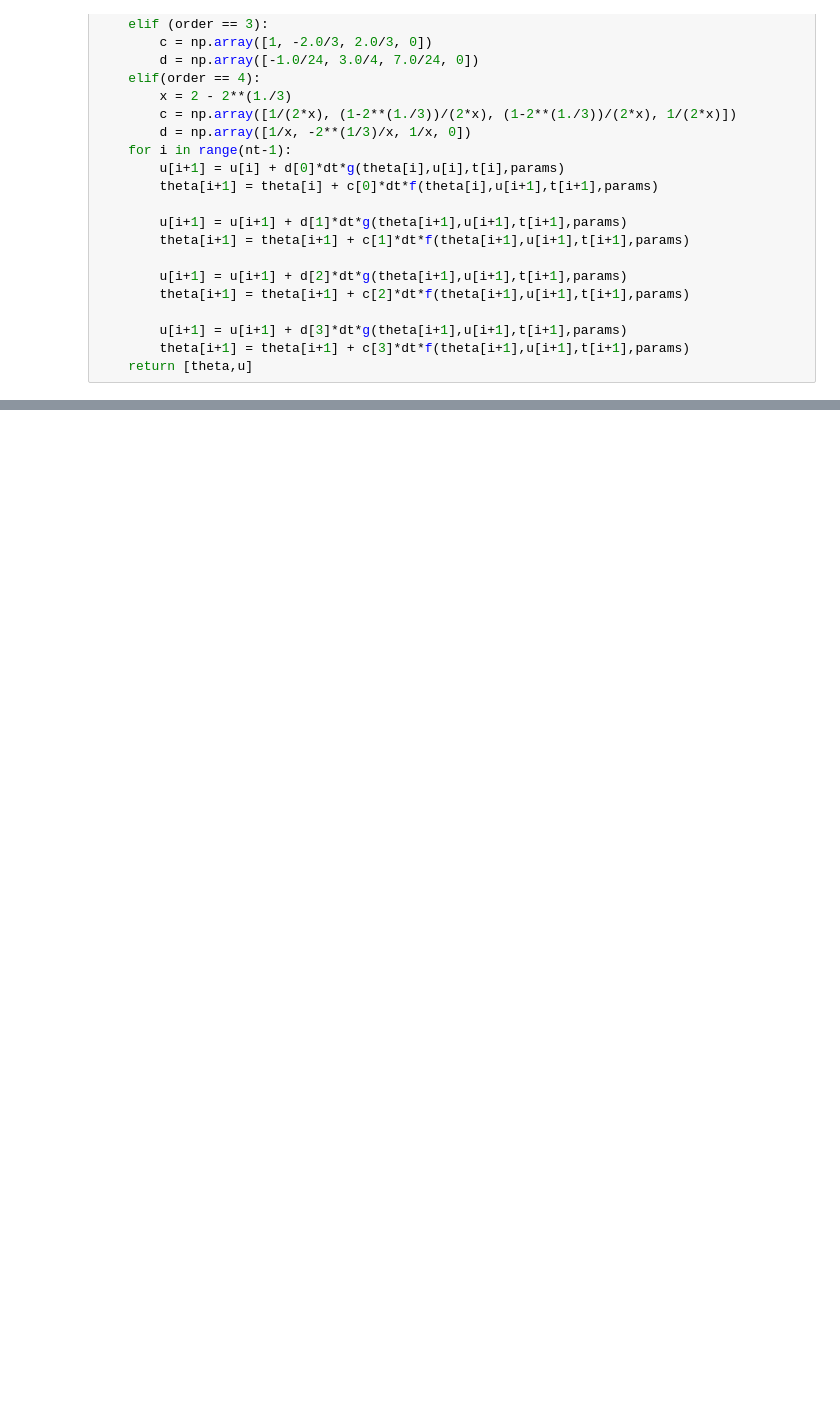
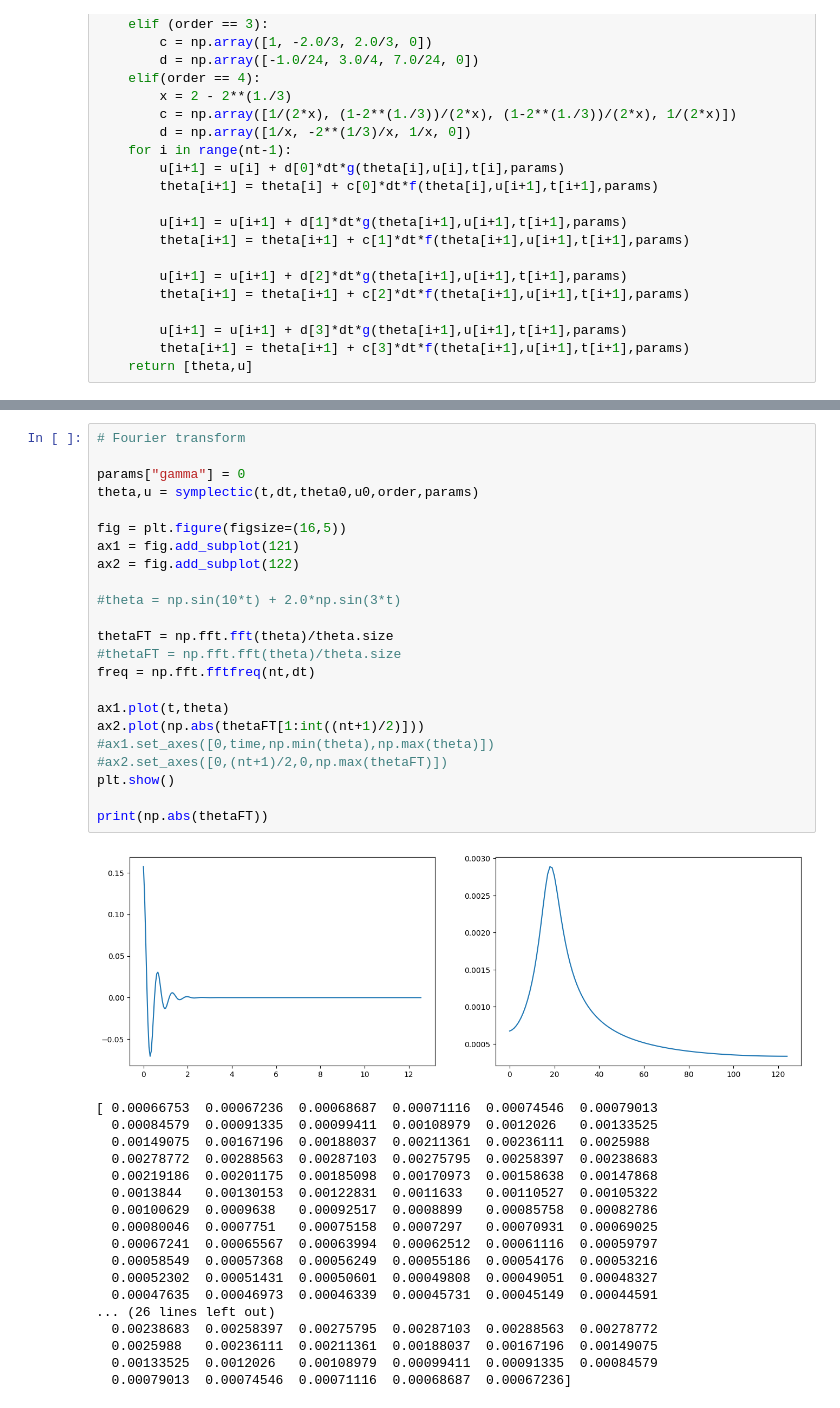
Before and after one commit to remysucre/SimplePendulum, a Jupyter notebook: Pendulum_SymplecticPartB.ipynb, the cells around one changed output, grey strips where cells are left out. Saved outputs shown, nothing was run; the diff lists cells and outputs as text; blank space fills up the shorter version.

```diff
--- a/Pendulum_SymplecticPartB.ipynb
+++ b/Pendulum_SymplecticPartB.ipynb
@@ -220,0 +244,42 @@ plt.show()
+# %%
+# Fourier transform
+
+params["gamma"] = 0
+theta,u = symplectic(t,dt,theta0,u0,order,params)
+
+fig = plt.figure(figsize=(16,5))
+ax1 = fig.add_subplot(121)
+ax2 = fig.add_subplot(122)
+
+#theta = np.sin(10*t) + 2.0*np.sin(3*t)
+
+thetaFT = np.fft.fft(theta)/theta.size
+#thetaFT = np.fft.fft(theta)/theta.size
+freq = np.fft.fftfreq(nt,dt)
+
+ax1.plot(t,theta)
+ax2.plot(np.abs(thetaFT[1:int((nt+1)/2)]))
+#ax1.set_axes([0,time,np.min(theta),np.max(theta)])
+#ax2.set_axes([0,(nt+1)/2,0,np.max(thetaFT)])
+plt.show()
+
+print(np.abs(thetaFT))
+# %% [output]
+[figure, added]
+[ 0.00066753  0.00067236  0.00068687  0.00071116  0.00074546  0.00079013
+  0.00084579  0.00091335  0.00099411  0.00108979  0.0012026   0.00133525
+  0.00149075  0.00167196  0.00188037  0.00211361  0.00236111  0.0025988
+  0.00278772  0.00288563  0.00287103  0.00275795  0.00258397  0.00238683
+  0.00219186  0.00201175  0.00185098  0.00170973  0.00158638  0.00147868
+  0.0013844   0.00130153  0.00122831  0.0011633   0.00110527  0.00105322
+  0.00100629  0.0009638   0.00092517  0.0008899   0.00085758  0.00082786
+  0.00080046  0.0007751   0.00075158  0.0007297   0.00070931  0.00069025
+  0.00067241  0.00065567  0.00063994  0.00062512  0.00061116  0.00059797
+  0.00058549  0.00057368  0.00056249  0.00055186  0.00054176  0.00053216
+  0.00052302  0.00051431  0.00050601  0.00049808  0.00049051  0.00048327
+  0.00047635  0.00046973  0.00046339  0.00045731  0.00045149  0.00044591
+... (26 lines left out)
+  0.00238683  0.00258397  0.00275795  0.00287103  0.00288563  0.00278772
+  0.0025988   0.00236111  0.00211361  0.00188037  0.00167196  0.00149075
+  0.00133525  0.0012026   0.00108979  0.00099411  0.00091335  0.00084579
+  0.00079013  0.00074546  0.00071116  0.00068687  0.00067236]
```
Also changed, not shown: parts of 8 cells of this notebook, 5 other files.
